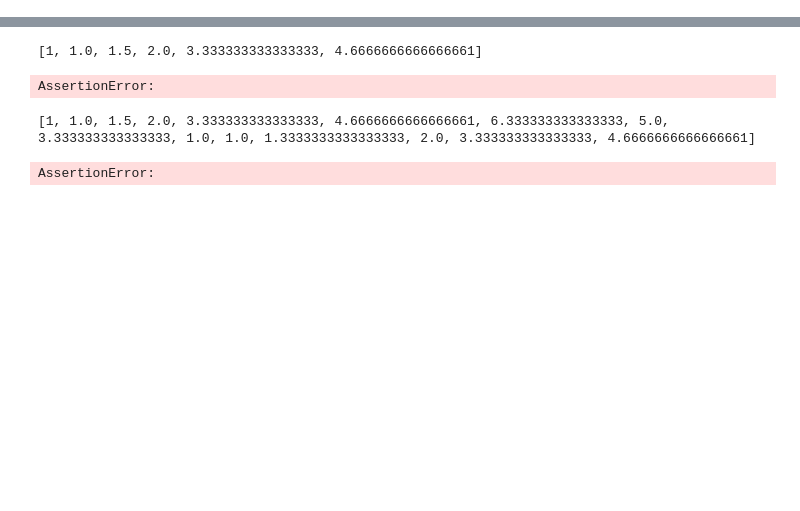
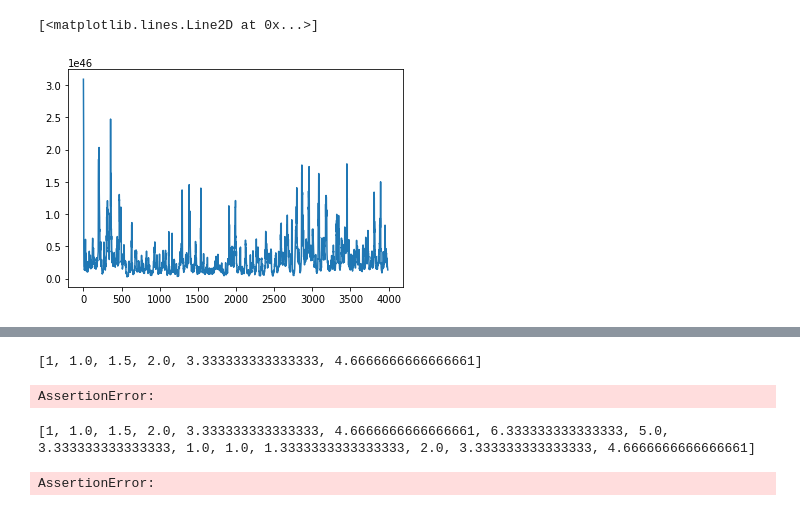
Before and after one commit to AGPlested/ASCAM, a Jupyter notebook: Chung-Kennedy.ipynb, the cells around one changed output, grey strips where cells are left out. Cells and saved outputs as stored; diff of their text form; code cells hidden in the pictures; blank space fills up the shorter version.

```diff
--- a/Chung-Kennedy.ipynb
+++ b/Chung-Kennedy.ipynb
@@ -41,0 +218,4 @@ def calculate_forward_weights(data, M, forward_prediction, p):
+# %%
+data = Recording('data/180426 000 Copy Export.mat',4e4)
+# %%
+trace = data['raw_'][20].trace
@@ -41,0 +230,2 @@ def calculate_forward_weights(data, M, forward_prediction, p):
+# %%
+w, w1 = calculate_forward_weights(trace,20,[p1],2)
@@ -41,0 +242,5 @@ def calculate_forward_weights(data, M, forward_prediction, p):
+# %%
+plt.plot(w.flatten()[10:])
+# %% [output]
+[<matplotlib.lines.Line2D at 0x...>]
+[figure, added]
```
Also changed, not shown: parts of 38 cells of this notebook, 5 other files.
